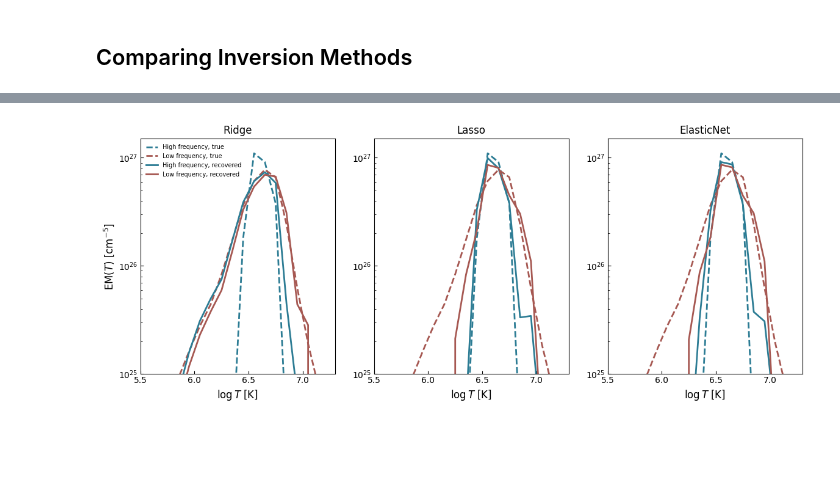
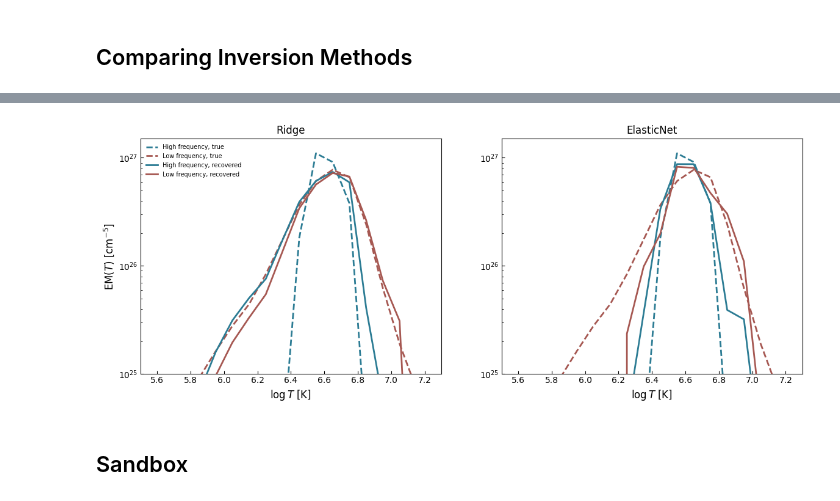
Before and after one commit to wtbarnes/spd-2023-talk, a Jupyter notebook: notebooks/inverting-simulated-moxsi-data.ipynb, the cells around one changed output, grey strips where cells are left out. Cells and saved outputs as stored; diff of their text form; code cells hidden in the pictures; blank space fills up the shorter version.

```diff
--- a/notebooks/inverting-simulated-moxsi-data.ipynb
+++ b/notebooks/inverting-simulated-moxsi-data.ipynb
@@ -418,14 +418,14 @@ for i,(alpha,(emr_hf,emr_lf)) in enumerate(zip(alphas, recovered_ems)):
 ## Comparing Inversion Methods
 # %%
 ridge_model = Ridge(
-    alpha=100,
+    alpha=50,
     positive=True,
     max_iter=5000,
-    fit_intercept=True
+    fit_intercept=False
 )
 lasso_lars_model = Lasso(
     alpha=1e-6,
-    fit_intercept=True,
+    fit_intercept=False,
     positive=True,
     max_iter=5000,
 )
@@ -434,15 +434,23 @@ elasticnet_model = ElasticNet(
     alpha=0.01,
     l1_ratio=1e-5,
     max_iter=5000,
-    fit_intercept=True,
+    fit_intercept=False,
 )
+# %%
+model_list = [
+    ('Ridge', ridge_model),
+    #('Lasso', lasso_lars_model),
+    ('ElasticNet', elasticnet_model),
+]
 # %%
 spec_lf = simulated_overlappogram_xa['lf'][i_y_min:i_y_max,:,...].mean(dim='pixel_y',)
 spec_hf = simulated_overlappogram_xa['hf'][i_y_min:i_y_max,:,...].mean(dim='pixel_y',)
 resp_matrix = response_matrix_total[i_fov_min:i_fov_max,:,...]
 recovered_ems = {}
-for name, model in [('Ridge', ridge_model), ('Lasso', lasso_lars_model), ('ElasticNet', elasticnet_model)]:
-    em_recovered_lf, _ = fit_spectra(resp_matrix, spec_lf, SCALING_CONSTANT, model, plot_spectra_comparison=True)
-    em_recovered_hf, _ = fit_spectra(resp_matrix, spec_hf, SCALING_CONSTANT, model, plot_spectra_comparison=True)
+recovered_spectra = {}
+for name, model in model_list:
+    em_recovered_lf, spec_recovered_lf = fit_spectra(resp_matrix, spec_lf, SCALING_CONSTANT, model, plot_spectra_comparison=True)
+    em_recovered_hf, spec_recovered_hf = fit_spectra(resp_matrix, spec_hf, SCALING_CONSTANT, model, plot_spectra_comparison=True)
     recovered_ems[name] = (em_recovered_hf, em_recovered_lf)
+    recovered_spectra[name] = (spec_recovered_hf, spec_recovered_lf)
 # %% [output]
@@ -466,22 +470,24 @@ import matplotlib
 # %%
 with matplotlib.rc_context(fname='../presentation/matplotlibrc'):
     fig = plt.figure(figsize=(14,5))
     for i, (model_name, (emr_hf, emr_lf)) in enumerate(recovered_ems.items()):
-        ax = fig.add_subplot(1,3,i+1)
+        ax = fig.add_subplot(1,len(recovered_ems),i+1)
         em_true_hf[i_y_min_dem_sim:i_y_max_dem_sim, i_x_min_dem_sim:i_x_max_dem_sim, :].mean(dim=['pixel_y', 'pixel_x']).plot(
             label='High frequency, true', color=frequency_palette[0], ls='--')
         em_true_lf[i_y_min_dem_sim:i_y_max_dem_sim, i_x_min_dem_sim:i_x_max_dem_sim, :].mean(dim=['pixel_y', 'pixel_x']).plot(
             label='Low frequency, true', color=frequency_palette[1], ls='--')
         emr_hf.mean(dim='pixel_x').plot(label='High frequency, recovered', color=frequency_palette[0], ls='-')
         emr_lf.mean(dim='pixel_x').plot(label='Low frequency, recovered', color=frequency_palette[1], ls='-')
         ax.set_title(model_name)
         ax.set_yscale('log')
         ax.set_ylim(1e25,1.5e27)
         ax.set_xlim(5.5, 7.3)
         if i==0:
             ax.legend(loc=2, frameon=False)
             ax.set_ylabel('$\mathrm{EM}(T)$ [cm$^{-5}$]')
         ax.set_xlabel('$\log{T}$ [K]')
     fig.savefig('../presentation/static/em-inverted-true-compare.png', dpi=300)
 # %% [output]
-[figure, old version]
+[figure, new version]
+# %% [markdown]
+## Sandbox
```
Also changed, not shown: parts of 4 cells of this notebook, 4 other files.
